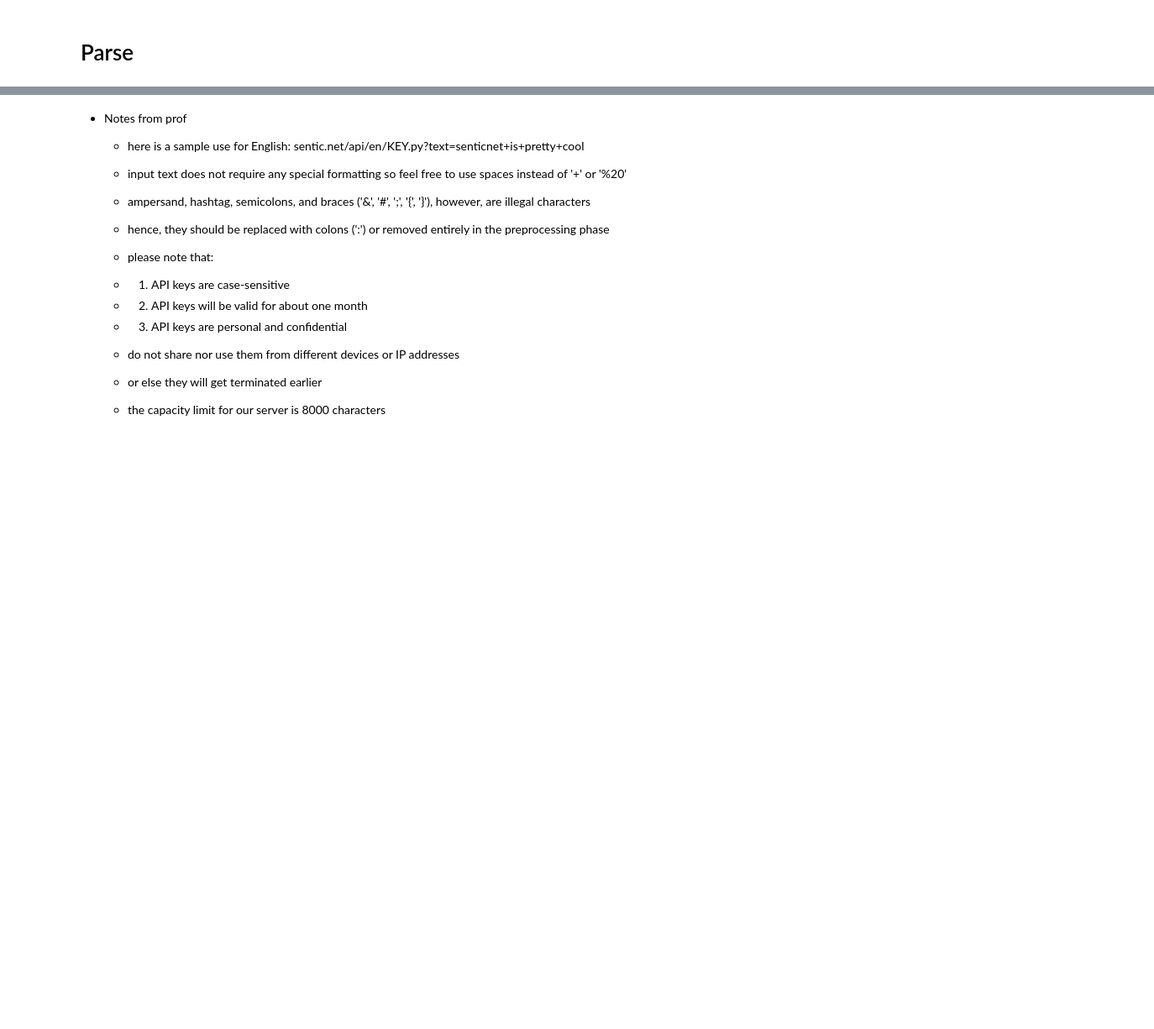
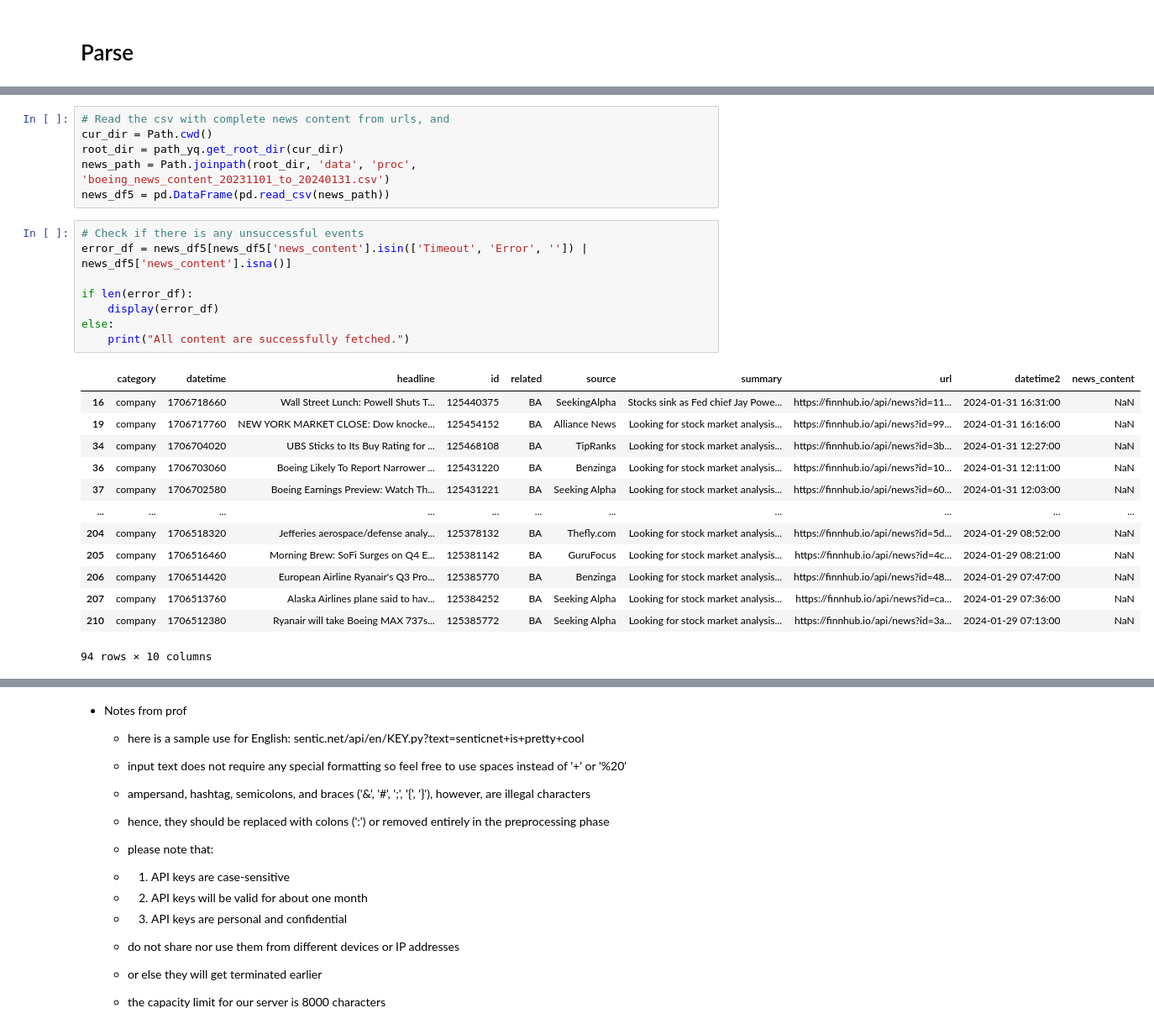
Before and after one commit to yiqwan/stock-forecast-with-sentiment, a Jupyter notebook: notebooks/sentiment.ipynb, the cells around one changed output, grey strips where cells are left out. Shown at 84% size. Drawn from its saved outputs; the diff is of its cells as text; blank space fills up the shorter version.

Commit message:
Did simple analysis
Fetched news content, simple text cleaning, simple sentiment analysis

```diff
--- a/notebooks/sentiment.ipynb
+++ b/notebooks/sentiment.ipynb
@@ -168,0 +282,28 @@ news_content
+# %%
+# Read the csv with complete news content from urls, and
+cur_dir = Path.cwd()
+root_dir = path_yq.get_root_dir(cur_dir)
+news_path = Path.joinpath(root_dir, 'data', 'proc', 'boeing_news_content_20231101_to_20240131.csv')
+news_df5 = pd.DataFrame(pd.read_csv(news_path))
+# %%
+# Check if there is any unsuccessful events
+error_df = news_df5[news_df5['news_content'].isin(['Timeout', 'Error', '']) | news_df5['news_content'].isna()]
+
+if len(error_df):
+    display(error_df)
+else:
+    print("All content are successfully fetched.")
+# %% [output]
+|  | category | datetime | headline | id | related | source | summary | url | datetime2 | news_content |
+| 16 | company | 1706718660 | Wall Street Lunch: Powell Shuts T... | 125440375 | BA | SeekingAlpha | Stocks sink as Fed chief Jay Powe... | https://finnhub.io/api/news?id=11... | 2024-01-31 16:31:00 | NaN |
+| 19 | company | 1706717760 | NEW YORK MARKET CLOSE: Dow knocke... | 125454152 | BA | Alliance News | Looking for stock market analysis... | https://finnhub.io/api/news?id=99... | 2024-01-31 16:16:00 | NaN |
+| 34 | company | 1706704020 | UBS Sticks to Its Buy Rating for ... | 125468108 | BA | TipRanks | Looking for stock market analysis... | https://finnhub.io/api/news?id=3b... | 2024-01-31 12:27:00 | NaN |
+| 36 | company | 1706703060 | Boeing Likely To Report Narrower ... | 125431220 | BA | Benzinga | Looking for stock market analysis... | https://finnhub.io/api/news?id=10... | 2024-01-31 12:11:00 | NaN |
+| 37 | company | 1706702580 | Boeing Earnings Preview: Watch Th... | 125431221 | BA | Seeking Alpha | Looking for stock market analysis... | https://finnhub.io/api/news?id=60... | 2024-01-31 12:03:00 | NaN |
+| ... | ... | ... | ... | ... | ... | ... | ... | ... | ... | ... |
+| 204 | company | 1706518320 | Jefferies aerospace/defense analy... | 125378132 | BA | Thefly.com | Looking for stock market analysis... | https://finnhub.io/api/news?id=5d... | 2024-01-29 08:52:00 | NaN |
+| 205 | company | 1706516460 | Morning Brew: SoFi Surges on Q4 E... | 125381142 | BA | GuruFocus | Looking for stock market analysis... | https://finnhub.io/api/news?id=4c... | 2024-01-29 08:21:00 | NaN |
+| 206 | company | 1706514420 | European Airline Ryanair's Q3 Pro... | 125385770 | BA | Benzinga | Looking for stock market analysis... | https://finnhub.io/api/news?id=48... | 2024-01-29 07:47:00 | NaN |
+| 207 | company | 1706513760 | Alaska Airlines plane said to hav... | 125384252 | BA | Seeking Alpha | Looking for stock market analysis... | https://finnhub.io/api/news?id=ca... | 2024-01-29 07:36:00 | NaN |
+| 210 | company | 1706512380 | Ryanair will take Boeing MAX 737s... | 125385772 | BA | Seeking Alpha | Looking for stock market analysis... | https://finnhub.io/api/news?id=3a... | 2024-01-29 07:13:00 | NaN |
+94 rows × 10 columns
```
Also changed, not shown: parts of 41 cells of this notebook.
